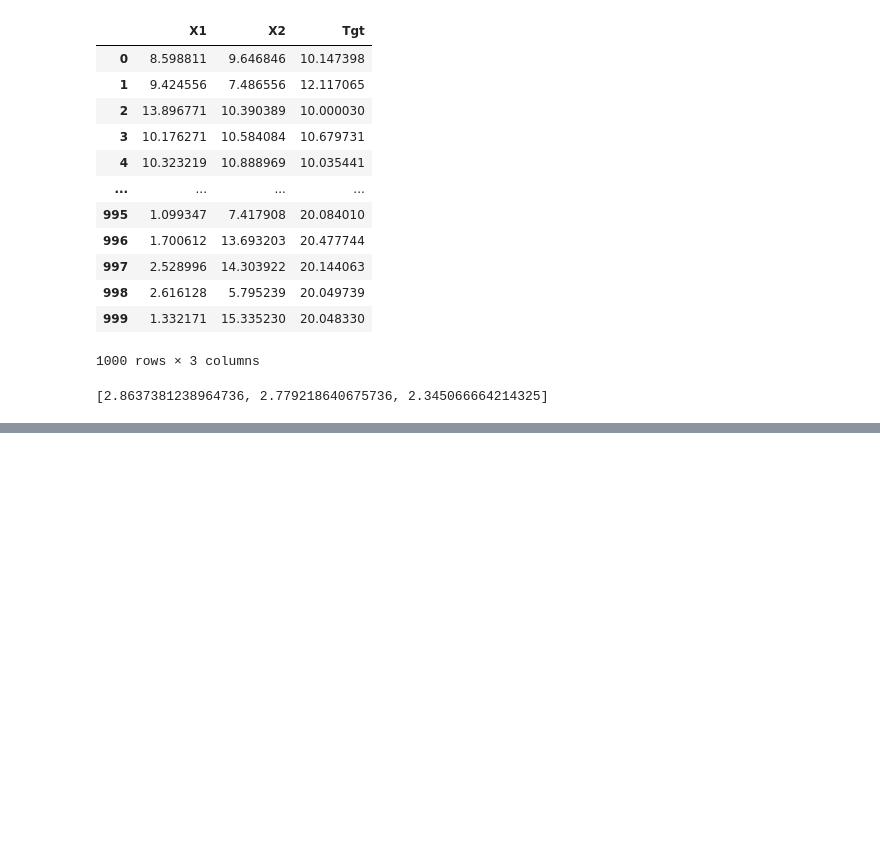
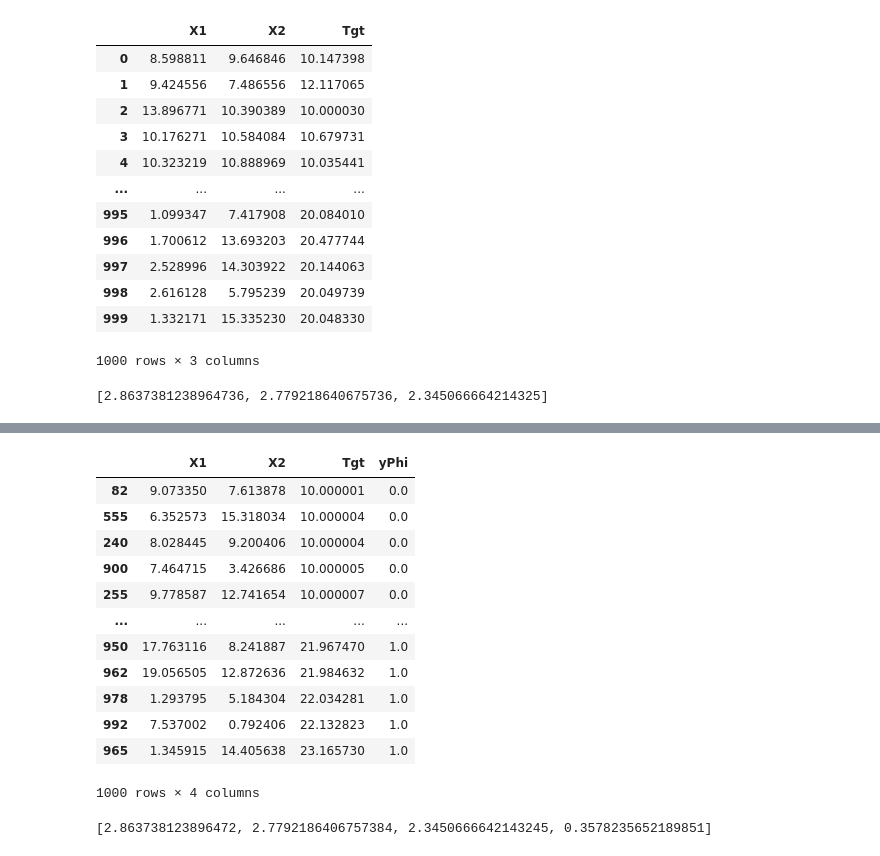
Before and after one commit to ndai093/ImbalancedRegressionSampler, a Jupyter notebook: test_gaussian_noise.ipynb, the cells around one changed output, grey strips where cells are left out. Drawn from its saved outputs; the diff is of its cells as text; code cells hidden in the pictures; blank space fills up the shorter version.

Commit message:
ndai093_gaussian_noise

```diff
--- a/test_gaussian_noise.ipynb
+++ b/test_gaussian_noise.ipynb
@@ -90,0 +28,9 @@ data2
+# %%
+gn1 = GaussianNoiseRegression(data, thr_rel=0.8, c_perc=[0.5,3])
+method = gn1.getMethod()
+extrType = gn1.getExtrType()
+thr_rel = gn1.getThrRel()
+controlPtr = gn1.getControlPtr()
+c_perc_undersampling, c_perc_oversampling = gn1.getCPerc()
+pert = gn1.getPert()
+method, extrType, thr_rel, controlPtr, c_perc_undersampling, c_perc_oversampling, pert
@@ -90,0 +41,3 @@ data2
+# %%
+yPhi, ydPhi, yddPhi = gn1.calc_rel_values()
+yPhi
@@ -90,0 +62,23 @@ data2
+# %%
+data1 = gn1.preprocess_data(yPhi)
+data1
+# %% [output]
+|  | X1 | X2 | Tgt | yPhi |
+| 82 | 9.073350 | 7.613878 | 10.000001 | 0.0 |
+| 555 | 6.352573 | 15.318034 | 10.000004 | 0.0 |
+| 240 | 8.028445 | 9.200406 | 10.000004 | 0.0 |
+| 900 | 7.464715 | 3.426686 | 10.000005 | 0.0 |
+| 255 | 9.778587 | 12.741654 | 10.000007 | 0.0 |
+| ... | ... | ... | ... | ... |
+| 950 | 17.763116 | 8.241887 | 21.967470 | 1.0 |
+| 962 | 19.056505 | 12.872636 | 21.984632 | 1.0 |
+| 978 | 1.293795 | 5.184304 | 22.034281 | 1.0 |
+| 992 | 7.537002 | 0.792406 | 22.132823 | 1.0 |
+| 965 | 1.345915 | 14.405638 | 23.165730 | 1.0 |
+1000 rows × 4 columns
+# %%
+gn1.set_feature_stds_list(data1)
+feature_stds_list = gn1.get_feature_stds_list()
+feature_stds_list
+# %% [output]
+[2.863738123896472, 2.7792186406757384, 2.3450666642143245, 0.3578235652189851]
```
Also changed, not shown: parts of 22 cells of this notebook, 1 other file.
